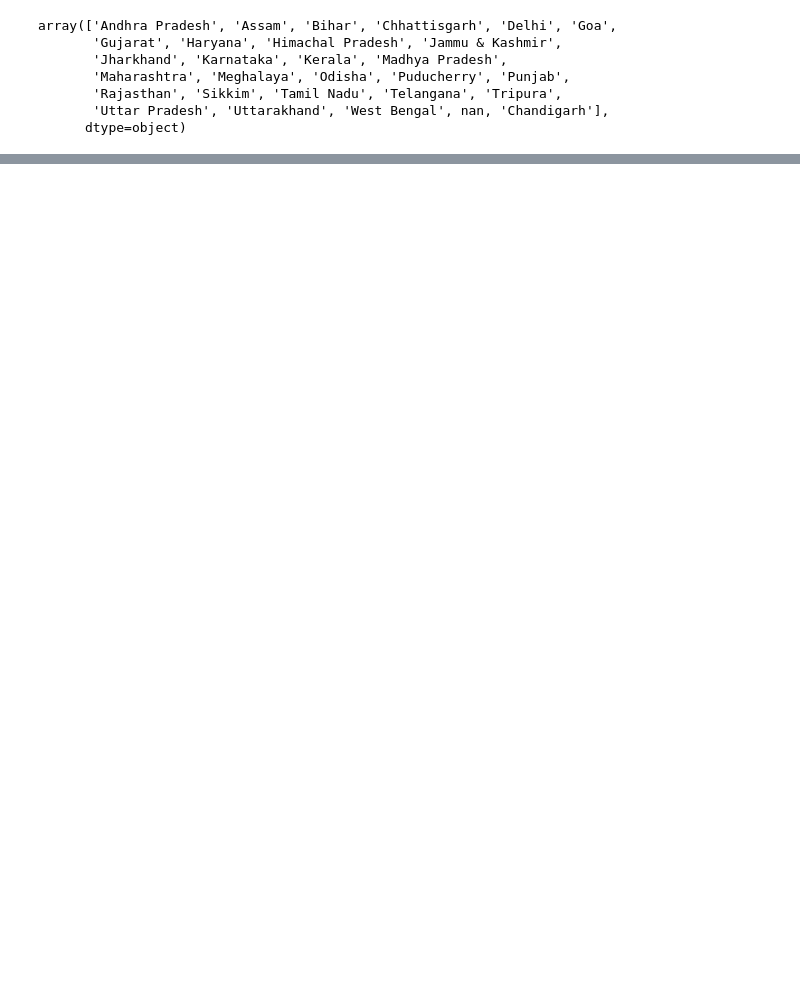
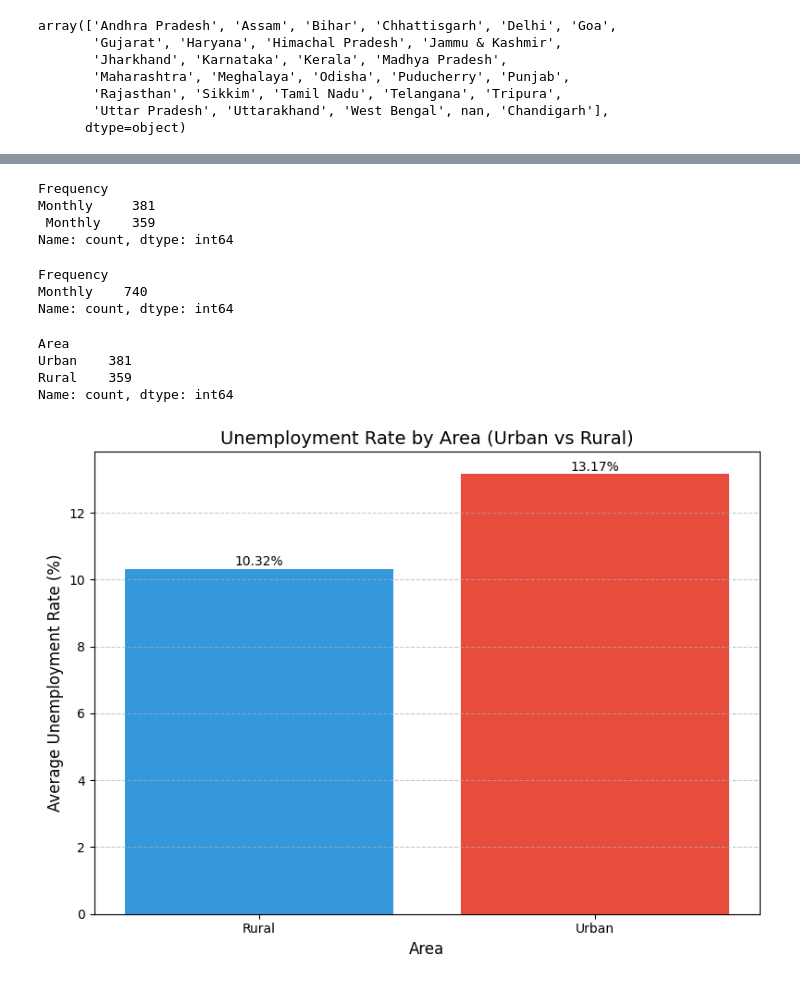
Before and after one commit to IMANETATA/CodeAlpha, a Jupyter notebook: Unemployment_Analysis.ipynb, the cells around one changed output, grey strips where cells are left out. Cells and saved outputs as stored; diff of their text form; code cells hidden in the pictures; blank space fills up the shorter version.

```diff
--- a/Unemployment_Analysis.ipynb
+++ b/Unemployment_Analysis.ipynb
@@ -66,0 +93,4 @@ dtype: int64
+# %%
+dataset.loc[:,'Date'] = pd.to_datetime(dataset['Date'])
+# %%
+dataset.loc[:,'Year']=dataset['Date'].dt.year
@@ -66,0 +119,44 @@ dtype: int64
+# %%
+dataset['Frequency'].value_counts()
+# %% [output]
+Frequency
+Monthly     381
+ Monthly    359
+Name: count, dtype: int64
+# %%
+dataset.loc[:,'Frequency']=dataset['Frequency'].str.strip()
+# %%
+dataset['Frequency'].value_counts()
+# %% [output]
+Frequency
+Monthly    740
+Name: count, dtype: int64
+# %%
+dataset['Area'].value_counts()
+# %% [output]
+Area
+Urban    381
+Rural    359
+Name: count, dtype: int64
+# %%
+area_unemployment = dataset.groupby('Area')['Estimated Unemployment Rate (%)'].mean()
+
+# Tracer le graphique à barres
+plt.figure(figsize=(8, 6))
+plt.bar(area_unemployment.index, area_unemployment.values, color=['#3498db', '#e74c3c'])
+
+# Ajouter des labels et un titre
+plt.xlabel('Area', fontsize=12)
+plt.ylabel('Average Unemployment Rate (%)', fontsize=12)
+plt.title('Unemployment Rate by Area (Urban vs Rural)', fontsize=14)
+plt.grid(axis='y', linestyle='--', alpha=0.7)
+
+# Ajouter des valeurs au-dessus des barres
+for i, value in enumerate(area_unemployment.values):
+    plt.text(i, value + 0.1, f'{value:.2f}%', ha='center', fontsize=10)
+
+# Afficher le graphique
+plt.tight_layout()
+plt.show()
+# %% [output]
+[figure, added]
```
Also changed, not shown: parts of 10 cells of this notebook, 1 other file.
